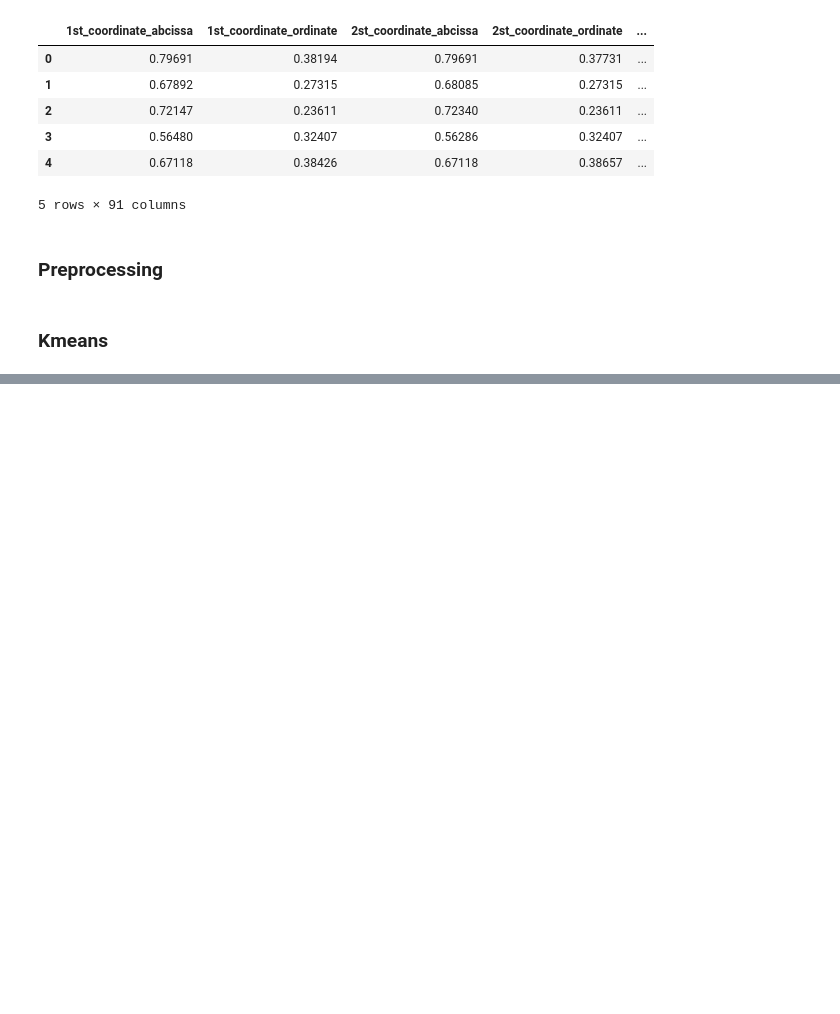
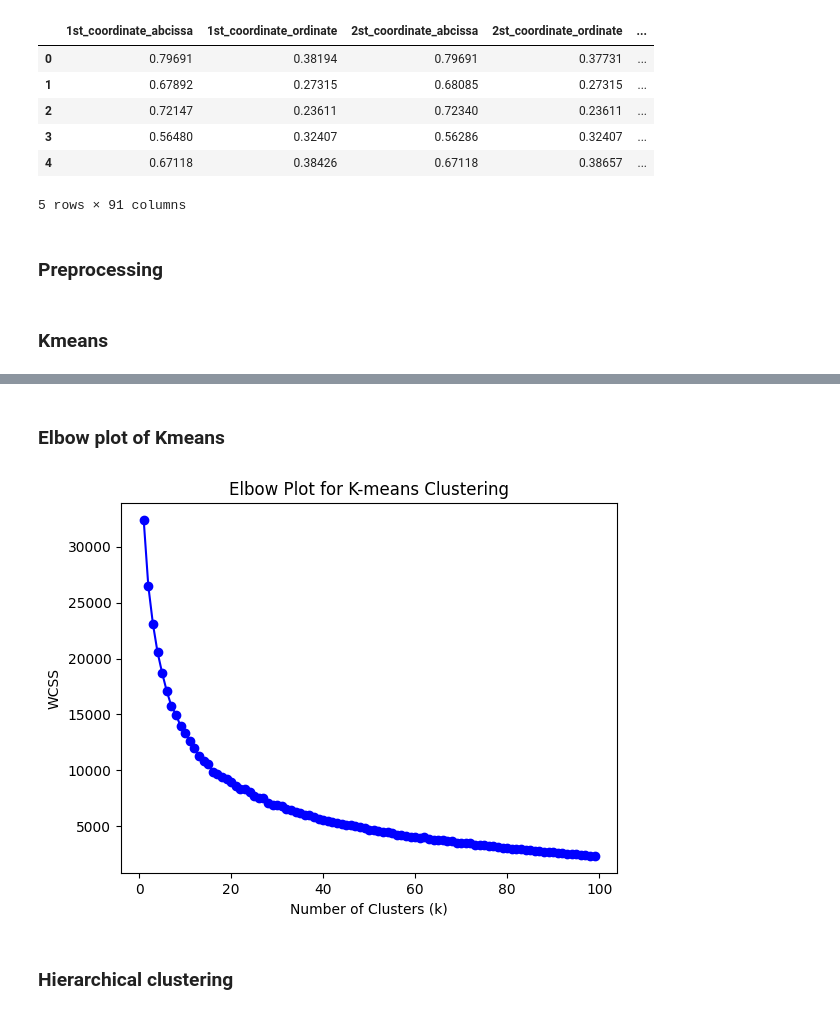
Before and after one commit to Ttantivi/Python_Practice, a Jupyter notebook: Notebooks/Pset4/kmeans_Hier_Clustering.ipynb, the cells around one changed output, grey strips where cells are left out. Saved outputs shown, nothing was run; the diff lists cells and outputs as text; code cells hidden in the pictures; blank space fills up the shorter version.

```diff
--- a/Notebooks/Pset4/kmeans_Hier_Clustering.ipynb
+++ b/Notebooks/Pset4/kmeans_Hier_Clustering.ipynb
@@ -110,0 +114,21 @@ plt.show()
+# %% [markdown]
+### Elbow plot of Kmeans
+# %%
+# making an elbow plot
+k_values = range(1,100)
+
+wcss = []
+for k in k_values:
+    kmeans = KMeans(n_clusters=k)
+    kmeans.fit(scaled_df.drop('Class', axis=1))
+    wcss.append(kmeans.inertia_)
+
+plt.plot(k_values, wcss, 'bo-')
+plt.xlabel('Number of Clusters (k)')
+plt.ylabel('WCSS')
+plt.title('Elbow Plot for K-means Clustering')
+plt.show()
+# %% [output]
+[figure, added]
+# %% [markdown]
+### Hierarchical clustering
```
Also changed, not shown: parts of 7 cells of this notebook.
